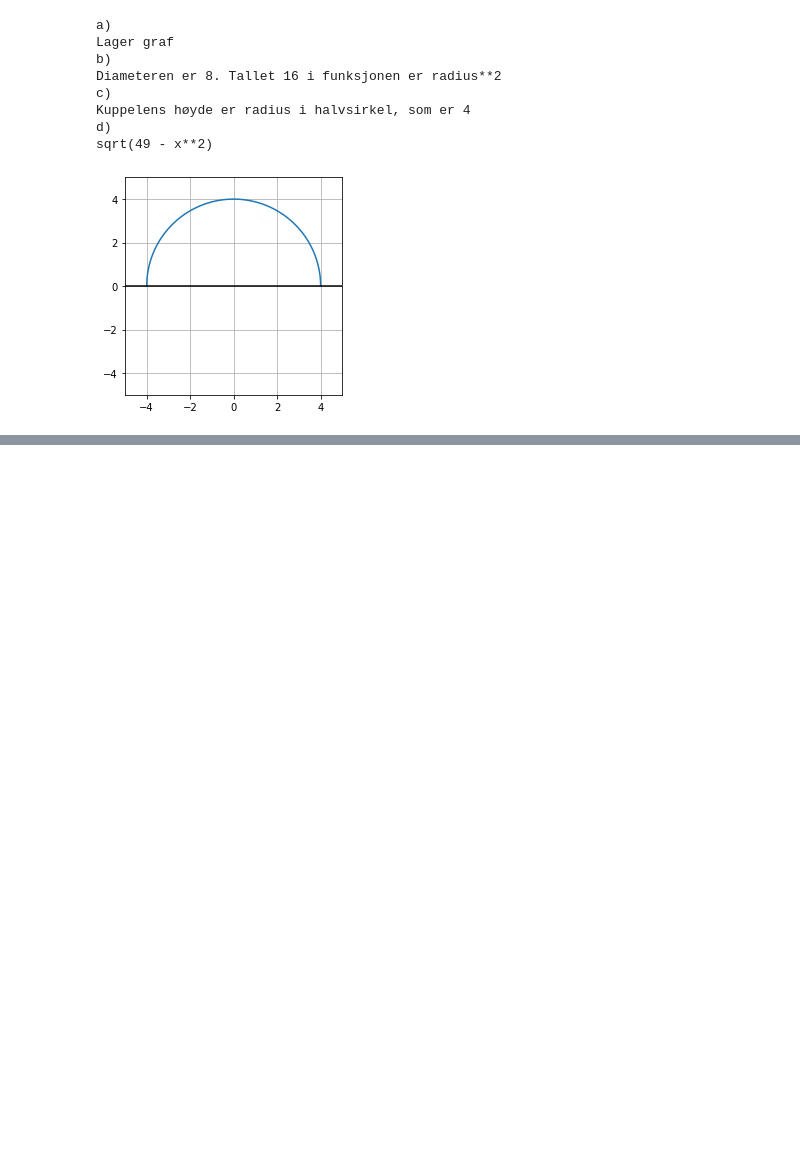
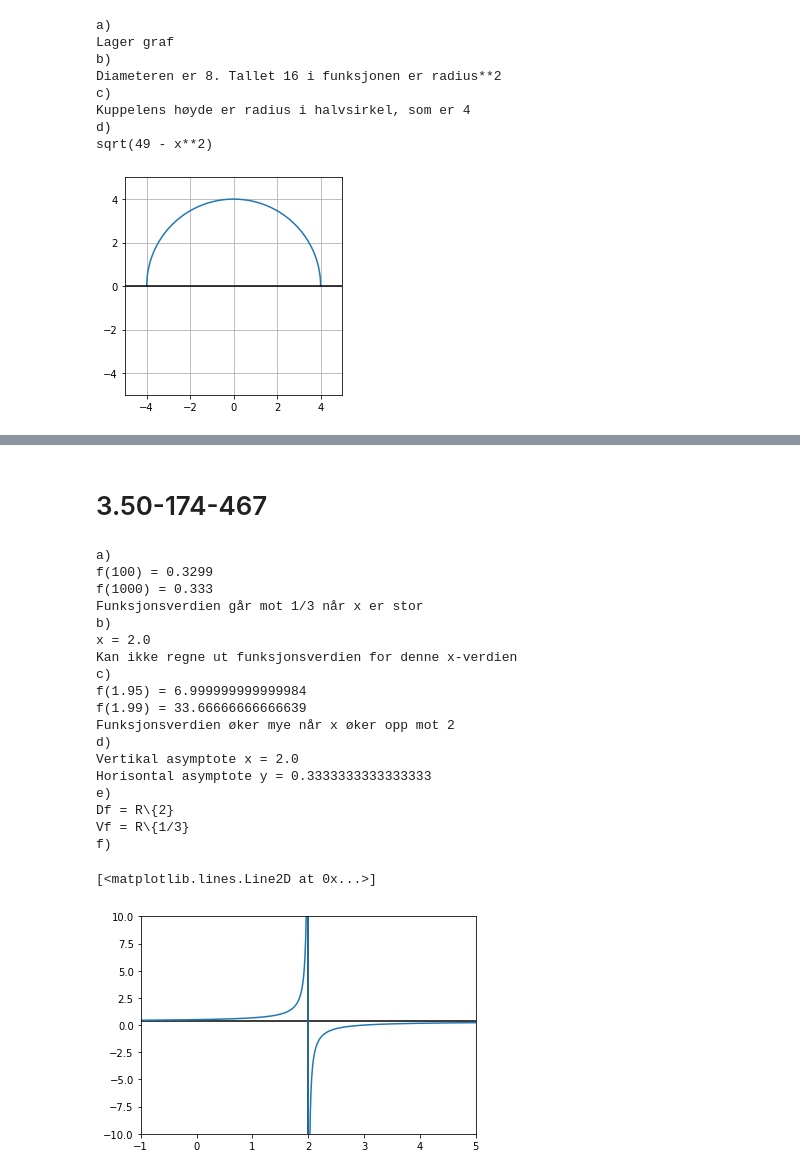
Before and after one commit to bitjungle/1T-Monster, a Jupyter notebook: kapittel-03.ipynb, the cells around one changed output, grey strips where cells are left out. Saved outputs shown, nothing was run; the diff lists cells and outputs as text; code cells hidden in the pictures; blank space fills up the shorter version.

```diff
--- a/kapittel-03.ipynb
+++ b/kapittel-03.ipynb
@@ -1326,0 +1478,57 @@ sqrt(49 - x**2)
+# %% [markdown]
+# 3.50-174-467
+# %%
+def f(x):
+    return (x - 3)/(3*x - 6)
+
+print('a)')
+print('f(100) =', round(f(100), 4))
+print('f(1000) =', round(f(1000), 4))
+print('Funksjonsverdien går mot 1/3 når x er stor')
+
+print('b)')
+print('x =', vert_asym(3, -6))
+print('Kan ikke regne ut funksjonsverdien for denne x-verdien')
+
+print('c)')
+print('f(1.95) =', f(1.95))
+print('f(1.99) =', f(1.99))
+print('Funksjonsverdien øker mye når x øker opp mot 2')
+
+print('d)')
+print('Vertikal asymptote x =', vert_asym(3, -6))
+print('Horisontal asymptote y =', hori_asym(1, 3))
+
+print('e)')
+print('Df = R\{2}')
+print('Vf = R\{1/3}')
+
+print('f)')
+xverdier = np.linspace(-1, 5, 1000)
+yverdier = f(xverdier)
+plt.xlim(-1, 5)
+plt.ylim(-10, 10)
+plt.axvline(x=2, color="black")
+plt.axhline(y=1/3, color="black")
+plt.plot(xverdier, yverdier)
+# %% [output]
+a)
+f(100) = 0.3299
+f(1000) = 0.333
+Funksjonsverdien går mot 1/3 når x er stor
+b)
+x = 2.0
+Kan ikke regne ut funksjonsverdien for denne x-verdien
+c)
+f(1.95) = 6.999999999999984
+f(1.99) = 33.66666666666639
+Funksjonsverdien øker mye når x øker opp mot 2
+d)
+Vertikal asymptote x = 2.0
+Horisontal asymptote y = 0.3333333333333333
+e)
+Df = R\{2}
+Vf = R\{1/3}
+f)
+[<matplotlib.lines.Line2D at 0x...>]
+[figure, added]
```
Also changed, not shown: parts of 15 cells of this notebook.
